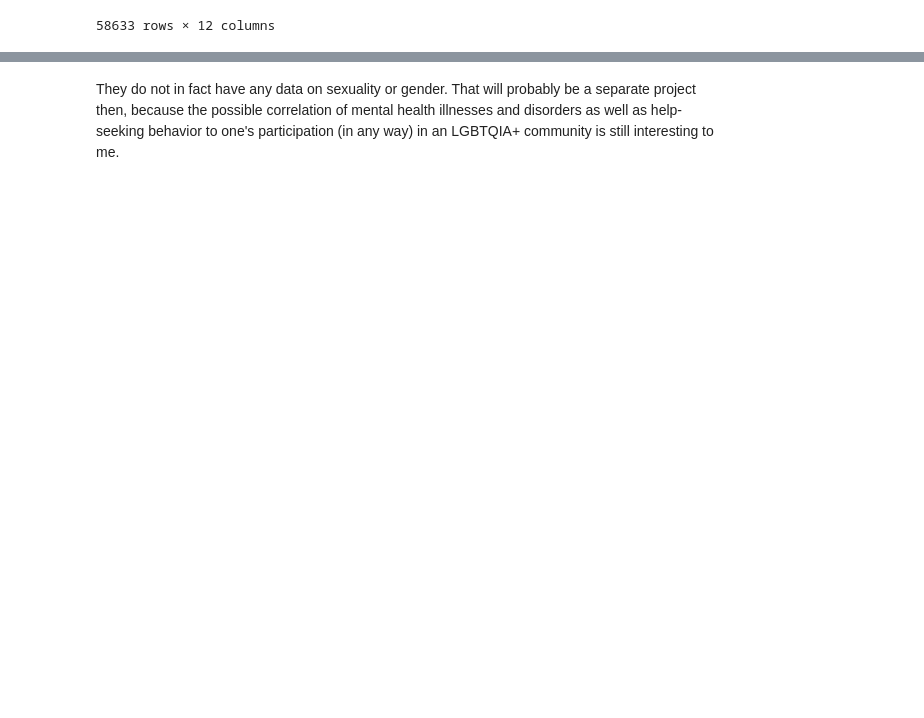
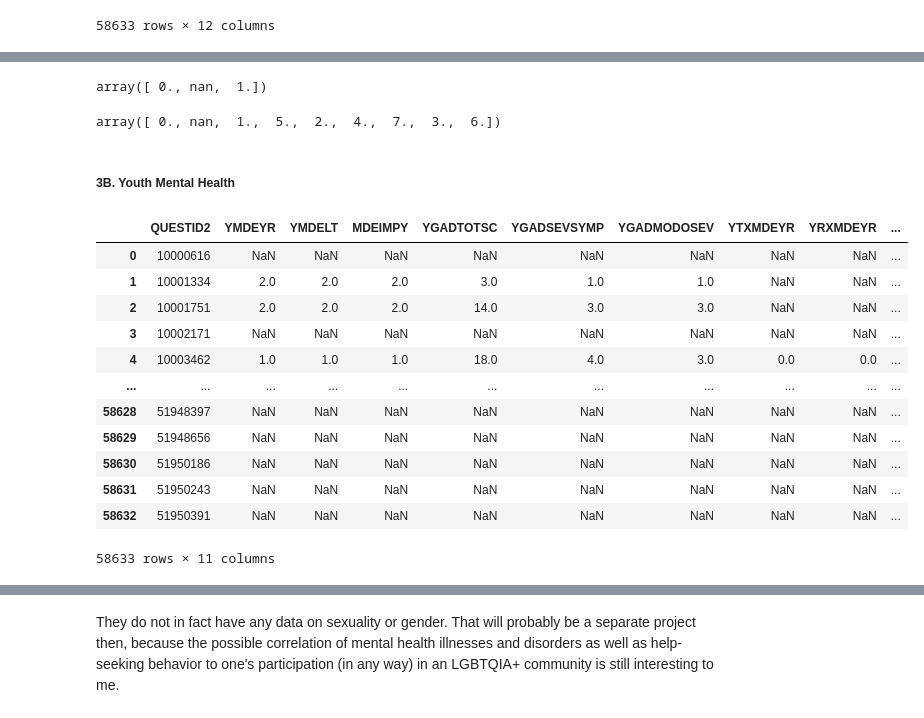
Before and after one commit to infunibuley/infunibuley.github.io, a Jupyter notebook: data/projects/nsduh-eda/nsduh-eda.ipynb, the cells around one changed output, grey strips where cells are left out. Drawn from its saved outputs; the diff is of its cells as text; code cells hidden in the pictures; blank space fills up the shorter version.

```diff
--- a/data/projects/nsduh-eda/nsduh-eda.ipynb
+++ b/data/projects/nsduh-eda/nsduh-eda.ipynb
@@ -247,0 +490,4 @@ adult_mental_health_df
+# %%
+adult_mh_df['ADULT_SUICIDAL_THOUGHTS_PAST_YEAR'].unique()
+# %% [output]
+array([ 0., nan,  1.])
@@ -247,0 +498,4 @@ adult_mental_health_df
+# %%
+adult_mh_df['ADULT_SUICIDE_ATTEMPT_PAST_YEAR'].unique()
+# %% [output]
+array([ 0., nan,  1.,  5.,  2.,  4.,  7.,  3.,  6.])
@@ -247,0 +508,25 @@ adult_mental_health_df
+# %% [markdown]
+##### 3B. Youth Mental Health
+# %%
+cols = [
+    'YMDEYR', 'YMDELT', 'MDEIMPY', 'YGADTOTSC', 'YGADSEVSYMP',
+    'YGADMODOSEV', 'YTXMDEYR', 'YRXMDEYR', 'YMDETXRX', 'YDOCMDE'
+]
+
+youth_mh_df = nsduh_df[['QUESTID2'] + cols].copy()
+table_names.append('youth_mh_df')
+youth_mh_df
+# %% [output]
+|  | QUESTID2 | YMDEYR | YMDELT | MDEIMPY | YGADTOTSC | YGADSEVSYMP | YGADMODOSEV | YTXMDEYR | YRXMDEYR | ... |
+| 0 | 10000616 | NaN | NaN | NaN | NaN | NaN | NaN | NaN | NaN | ... |
+| 1 | 10001334 | 2.0 | 2.0 | 2.0 | 3.0 | 1.0 | 1.0 | NaN | NaN | ... |
+| 2 | 10001751 | 2.0 | 2.0 | 2.0 | 14.0 | 3.0 | 3.0 | NaN | NaN | ... |
+| 3 | 10002171 | NaN | NaN | NaN | NaN | NaN | NaN | NaN | NaN | ... |
+| 4 | 10003462 | 1.0 | 1.0 | 1.0 | 18.0 | 4.0 | 3.0 | 0.0 | 0.0 | ... |
+| ... | ... | ... | ... | ... | ... | ... | ... | ... | ... | ... |
+| 58628 | 51948397 | NaN | NaN | NaN | NaN | NaN | NaN | NaN | NaN | ... |
+| 58629 | 51948656 | NaN | NaN | NaN | NaN | NaN | NaN | NaN | NaN | ... |
+| 58630 | 51950186 | NaN | NaN | NaN | NaN | NaN | NaN | NaN | NaN | ... |
+| 58631 | 51950243 | NaN | NaN | NaN | NaN | NaN | NaN | NaN | NaN | ... |
+| 58632 | 51950391 | NaN | NaN | NaN | NaN | NaN | NaN | NaN | NaN | ... |
+58633 rows × 11 columns
```
Also changed, not shown: parts of 65 cells of this notebook.
